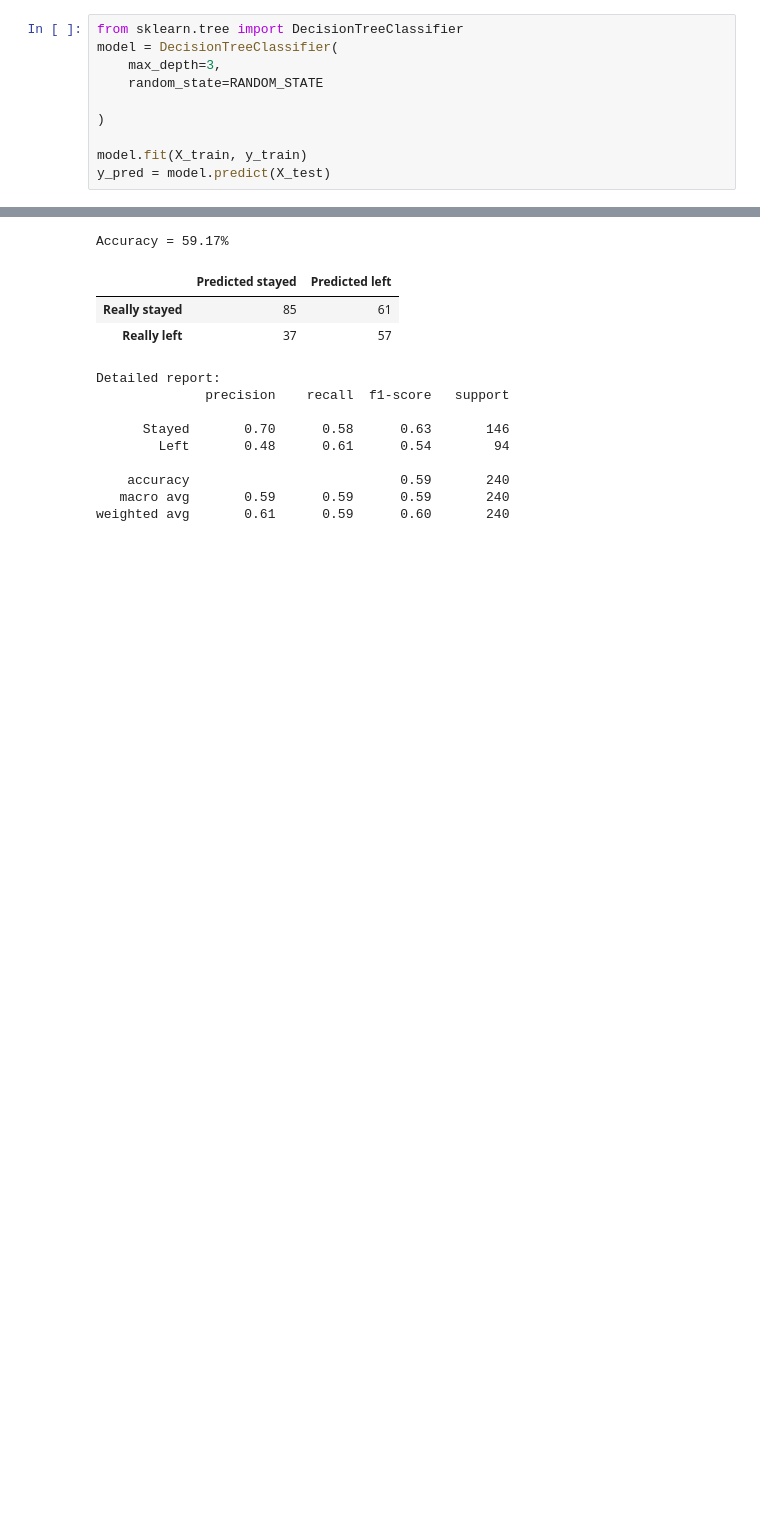
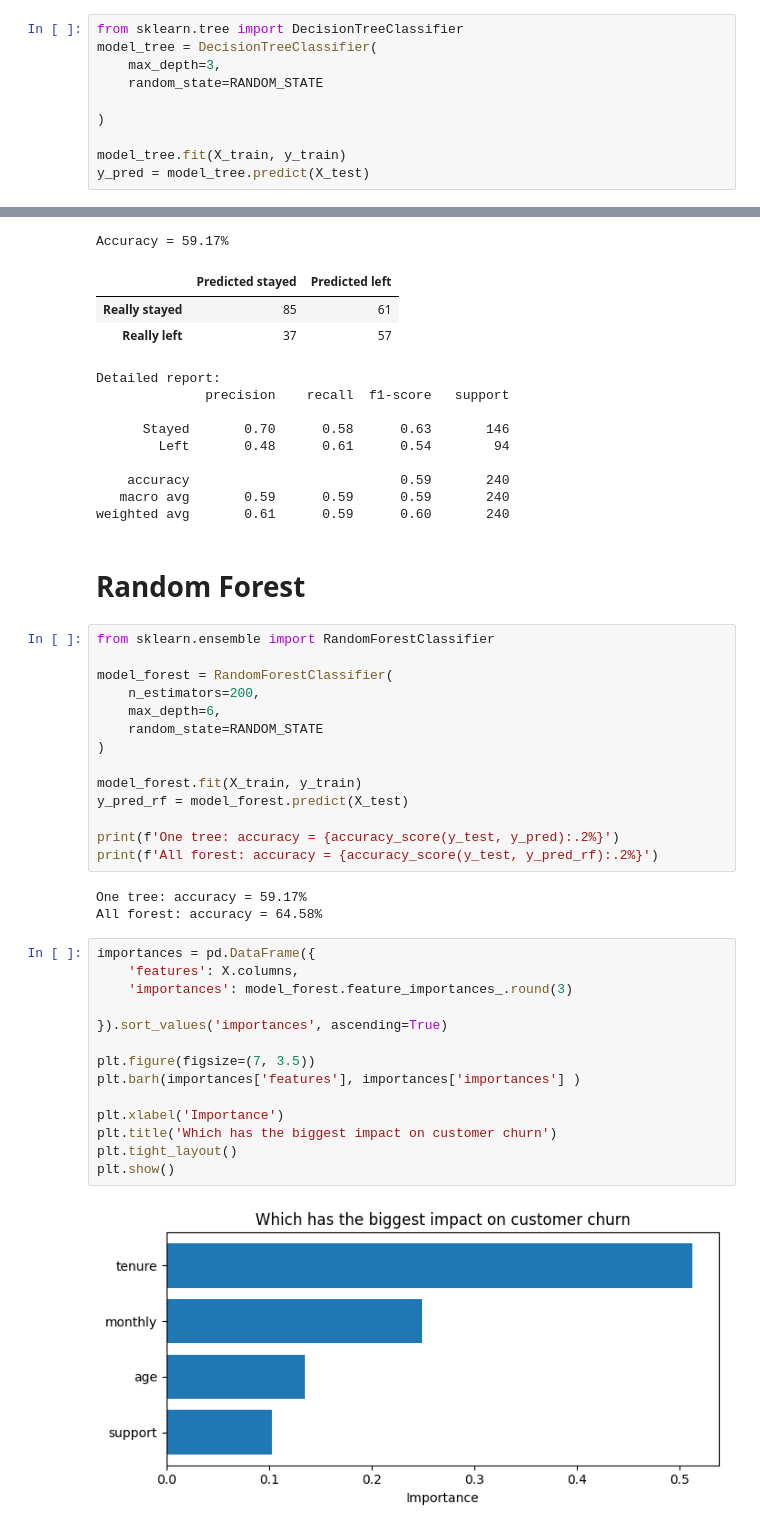
Before and after one commit to NatalieAleksandrova2026/DTA_2026, a Jupyter notebook: ML/Classification_DecisionTreeClassifier.ipynb, the cells around one changed output, grey strips where cells are left out. Drawn from its saved outputs; the diff is of its cells as text; blank space fills up the shorter version.

Commit message:
Random Forest

```diff
--- a/ML/Classification_DecisionTreeClassifier.ipynb
+++ b/ML/Classification_DecisionTreeClassifier.ipynb
@@ -72,14 +72,14 @@ df.columns
 Index(['tenure', 'monthly', 'support', 'age', 'churn'], dtype='object')
 # %%
 from sklearn.tree import DecisionTreeClassifier
-model = DecisionTreeClassifier(
+model_tree = DecisionTreeClassifier(
     max_depth=3,
     random_state=RANDOM_STATE
 
 )
 
-model.fit(X_train, y_train)
-y_pred = model.predict(X_test)
+model_tree.fit(X_train, y_train)
+y_pred = model_tree.predict(X_test)
 # %%
 from sklearn.tree import plot_tree
 
@@ -126,3 +126,38 @@ Detailed report:
     accuracy                           0.59       240
    macro avg       0.59      0.59      0.59       240
 weighted avg       0.61      0.59      0.60       240
+# %% [markdown]
+# Random Forest
+# %%
+from sklearn.ensemble import RandomForestClassifier
+
+model_forest = RandomForestClassifier(
+    n_estimators=200,
+    max_depth=6,
+    random_state=RANDOM_STATE
+)
+
+model_forest.fit(X_train, y_train)
+y_pred_rf = model_forest.predict(X_test)
+
+print(f'One tree: accuracy = {accuracy_score(y_test, y_pred):.2%}')
+print(f'All forest: accuracy = {accuracy_score(y_test, y_pred_rf):.2%}')
+# %% [output]
+One tree: accuracy = 59.17%
+All forest: accuracy = 64.58%
+# %%
+importances = pd.DataFrame({
+    'features': X.columns,
+    'importances': model_forest.feature_importances_.round(3)
+
+}).sort_values('importances', ascending=True)
+
+plt.figure(figsize=(7, 3.5))
+plt.barh(importances['features'], importances['importances'] )
+
+plt.xlabel('Importance')
+plt.title('Which has the biggest impact on customer churn')
+plt.tight_layout()
+plt.show()
+# %% [output]
+[figure, added]
```
Also changed, not shown: parts of 1 cell of this notebook.
